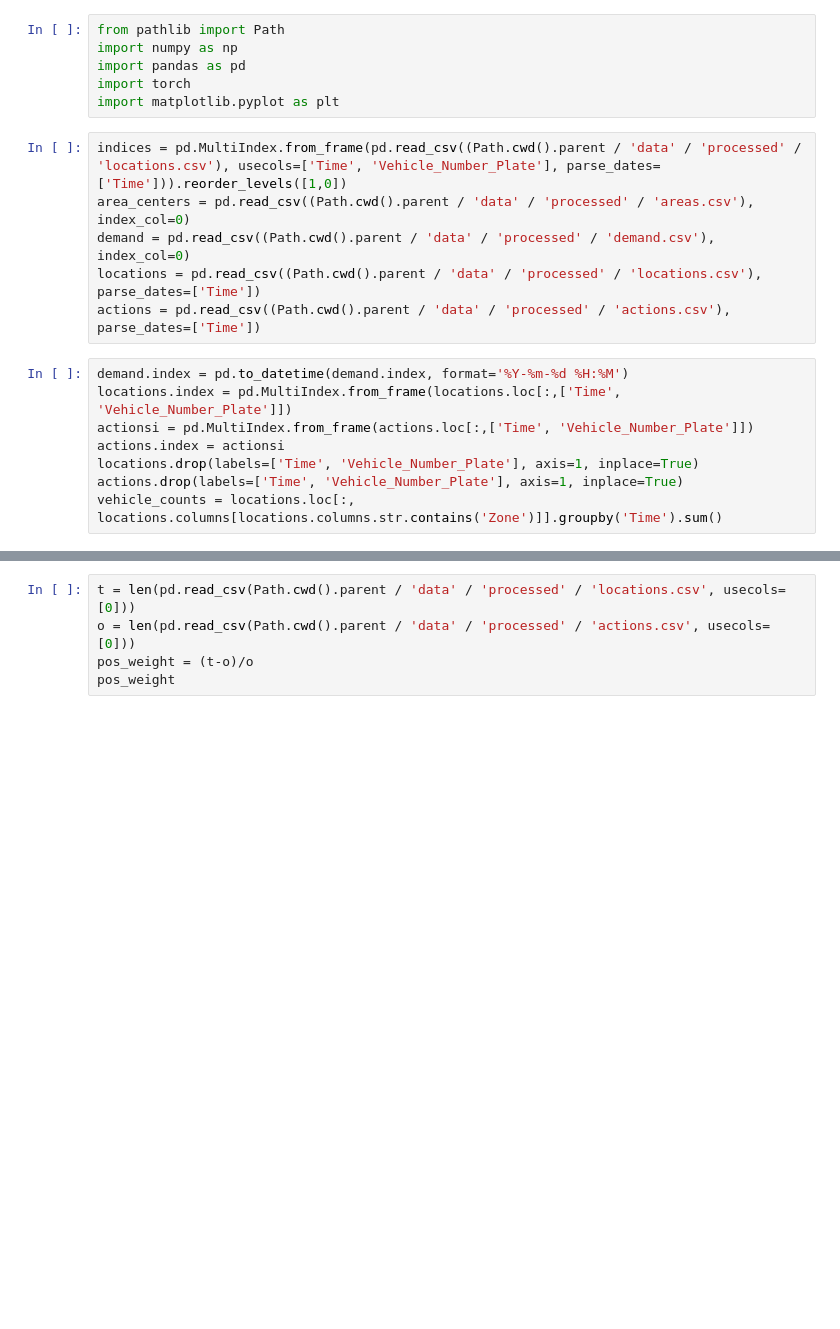
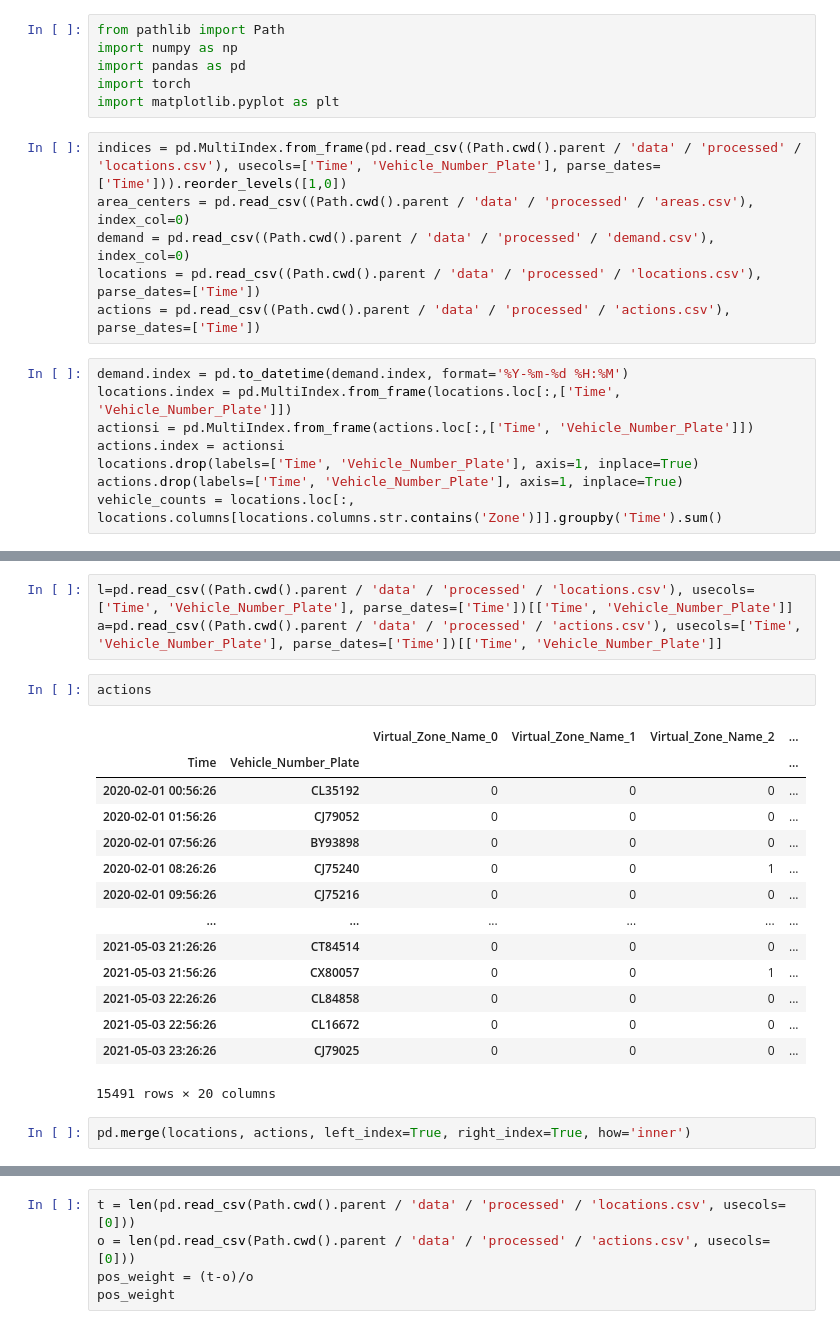
Before and after one commit to marcosquilla/mlprojekt, a Jupyter notebook: notebooks/test.ipynb, the cells around one changed output, grey strips where cells are left out. Saved outputs shown, nothing was run; the diff lists cells and outputs as text; blank space fills up the shorter version.

Commit message:
modified:   notebooks/test.ipynb 	modified:   src/data/datamodules.py 	modified:   src/data/datasets.py 	modified:   src/models/models.py 	modified:   src/models/train.py

```diff
--- a/notebooks/test.ipynb
+++ b/notebooks/test.ipynb
@@ -23,0 +41,22 @@ vehicle_counts = locations.loc[:, locations.columns[locations.columns.str.contai
+# %%
+l=pd.read_csv((Path.cwd().parent / 'data' / 'processed' / 'locations.csv'), usecols=['Time', 'Vehicle_Number_Plate'], parse_dates=['Time'])[['Time', 'Vehicle_Number_Plate']]
+a=pd.read_csv((Path.cwd().parent / 'data' / 'processed' / 'actions.csv'), usecols=['Time', 'Vehicle_Number_Plate'], parse_dates=['Time'])[['Time', 'Vehicle_Number_Plate']]
+# %%
+actions
+# %% [output]
+|  |  | Virtual_Zone_Name_0 | Virtual_Zone_Name_1 | Virtual_Zone_Name_2 | ... |
+| Time | Vehicle_Number_Plate |  |  |  | ... |
+| 2020-02-01 00:56:26 | CL35192 | 0 | 0 | 0 | ... |
+| 2020-02-01 01:56:26 | CJ79052 | 0 | 0 | 0 | ... |
+| 2020-02-01 07:56:26 | BY93898 | 0 | 0 | 0 | ... |
+| 2020-02-01 08:26:26 | CJ75240 | 0 | 0 | 1 | ... |
+| 2020-02-01 09:56:26 | CJ75216 | 0 | 0 | 0 | ... |
+| ... | ... | ... | ... | ... | ... |
+| 2021-05-03 21:26:26 | CT84514 | 0 | 0 | 0 | ... |
+| 2021-05-03 21:56:26 | CX80057 | 0 | 0 | 1 | ... |
+| 2021-05-03 22:26:26 | CL84858 | 0 | 0 | 0 | ... |
+| 2021-05-03 22:56:26 | CL16672 | 0 | 0 | 0 | ... |
+| 2021-05-03 23:26:26 | CJ79025 | 0 | 0 | 0 | ... |
+15491 rows × 20 columns
+# %%
+pd.merge(locations, actions, left_index=True, right_index=True, how='inner')
```
Also changed, not shown: parts of 6 cells of this notebook, 4 other files.
